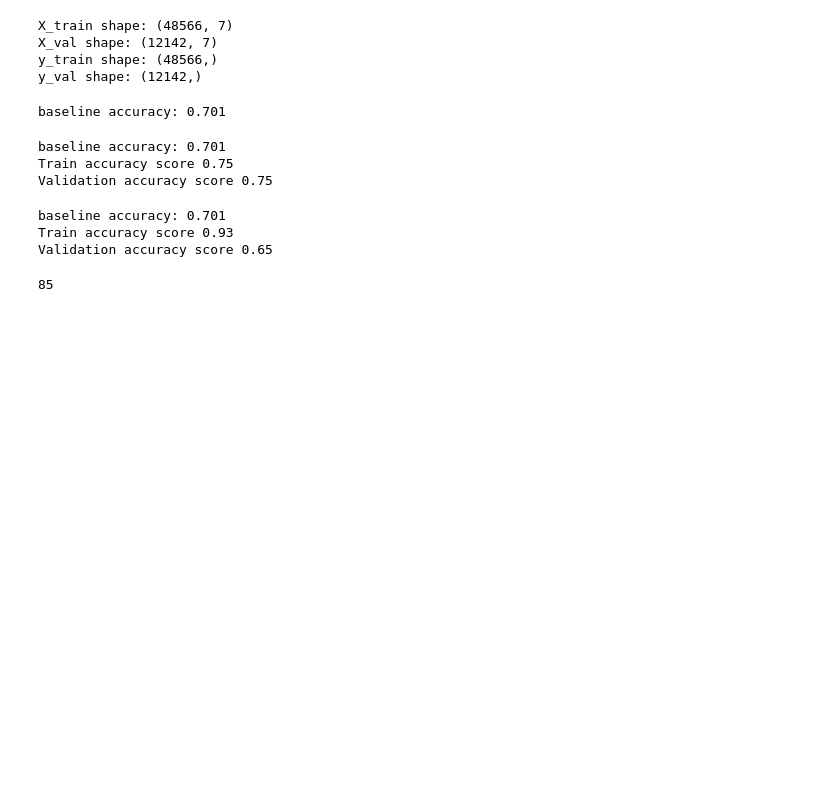
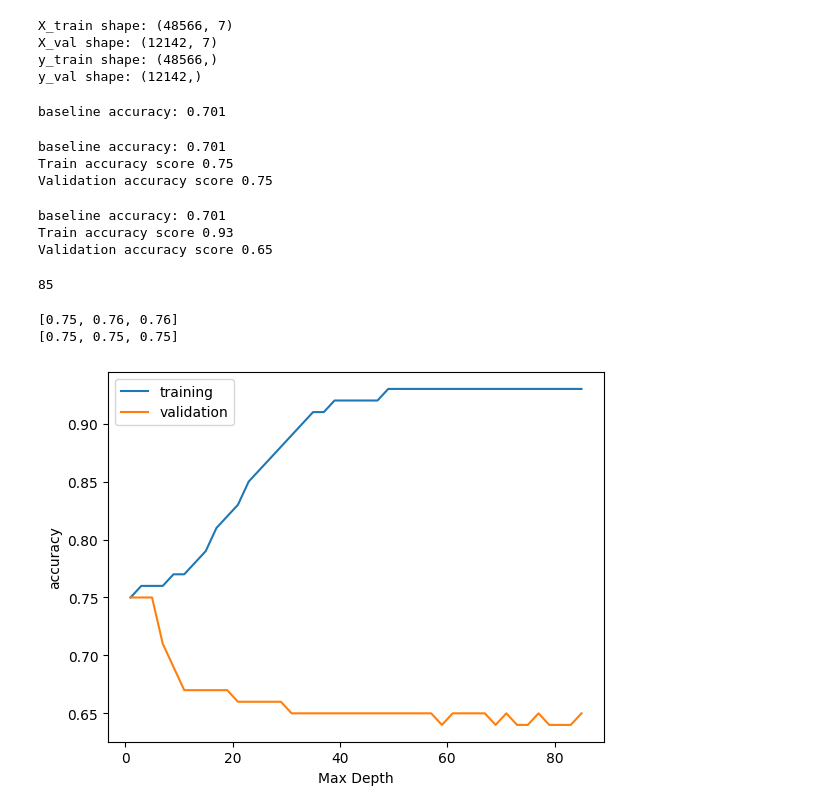
Before and after one commit to pabrokim/economic-performance-kenya-classification, a Jupyter notebook: economy.ipynb, the cells around one changed output. Cells and saved outputs as stored; diff of their text form; code cells hidden in the pictures; blank space fills up the shorter version.

Commit message:
Plot hyperparams

```diff
--- a/economy.ipynb
+++ b/economy.ipynb
@@ -290,7 +290,7 @@ for d in depth_params:
     #make pipeline
     model_test= make_pipeline(
         OrdinalEncoder(handle_unknown='use_encoded_value', unknown_value=-1),
-        DecisionTreeClassifier(random_state=42)
+        DecisionTreeClassifier(max_depth=d, random_state=42)
     )
 
     #fit model
@@ -311,3 +311,17 @@ for d in depth_params:
     acc_val = round(accuracy_score(y_val, y_pred_val), 2)
 
     accuracy_val.append(acc_val)
+# %%
+print(accuracy_train[:3])
+print(accuracy_val[:3])
+# %% [output]
+[0.75, 0.76, 0.76]
+[0.75, 0.75, 0.75]
+# %%
+plt.plot(depth_params, accuracy_train, label='training')
+plt.plot(depth_params, accuracy_val, label='validation')
+plt.xlabel('Max Depth')
+plt.ylabel('accuracy')
+plt.legend();
+# %% [output]
+[figure, added]
```
